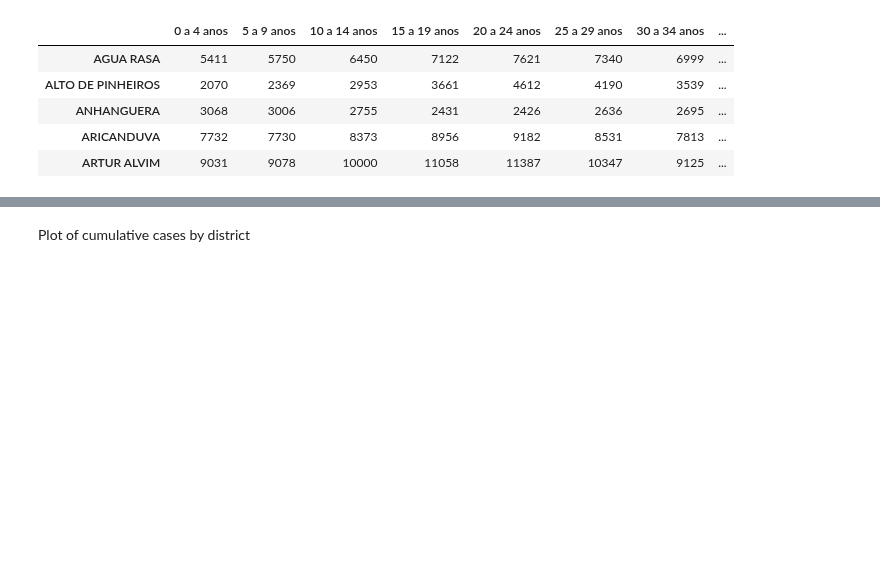
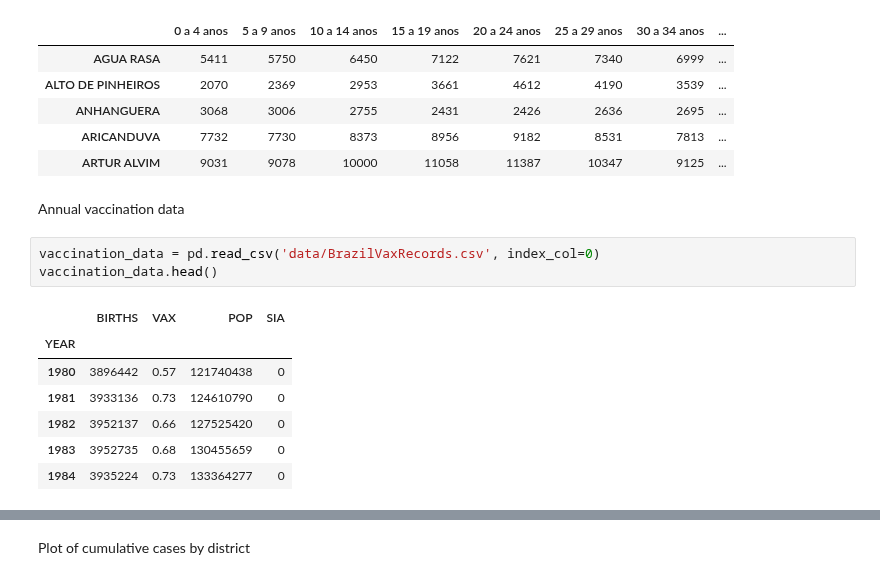
Before and after one commit to fonnesbeck/SaoPauloMeasles, a Jupyter notebook: Simple Measles Model.ipynb, the cells around one changed output, grey strips where cells are left out. Saved outputs shown, nothing was run; the diff lists cells and outputs as text; blank space fills up the shorter version.

```diff
--- a/Simple Measles Model.ipynb
+++ b/Simple Measles Model.ipynb
@@ -42,3 +44,16 @@ sp_pop.head()
 | ANHANGUERA | 3068 | 3006 | 2755 | 2431 | 2426 | 2636 | 2695 | ... |
 | ARICANDUVA | 7732 | 7730 | 8373 | 8956 | 9182 | 8531 | 7813 | ... |
 | ARTUR ALVIM | 9031 | 9078 | 10000 | 11058 | 11387 | 10347 | 9125 | ... |
+# %% [markdown]
+Annual vaccination data
+# %%
+vaccination_data = pd.read_csv('data/BrazilVaxRecords.csv', index_col=0)
+vaccination_data.head()
+# %% [output]
+|  | BIRTHS | VAX | POP | SIA |
+| YEAR |  |  |  |  |
+| 1980 | 3896442 | 0.57 | 121740438 | 0 |
+| 1981 | 3933136 | 0.73 | 124610790 | 0 |
+| 1982 | 3952137 | 0.66 | 127525420 | 0 |
+| 1983 | 3952735 | 0.68 | 130455659 | 0 |
+| 1984 | 3935224 | 0.73 | 133364277 | 0 |
```
Also changed, not shown: parts of 38 cells of this notebook.
